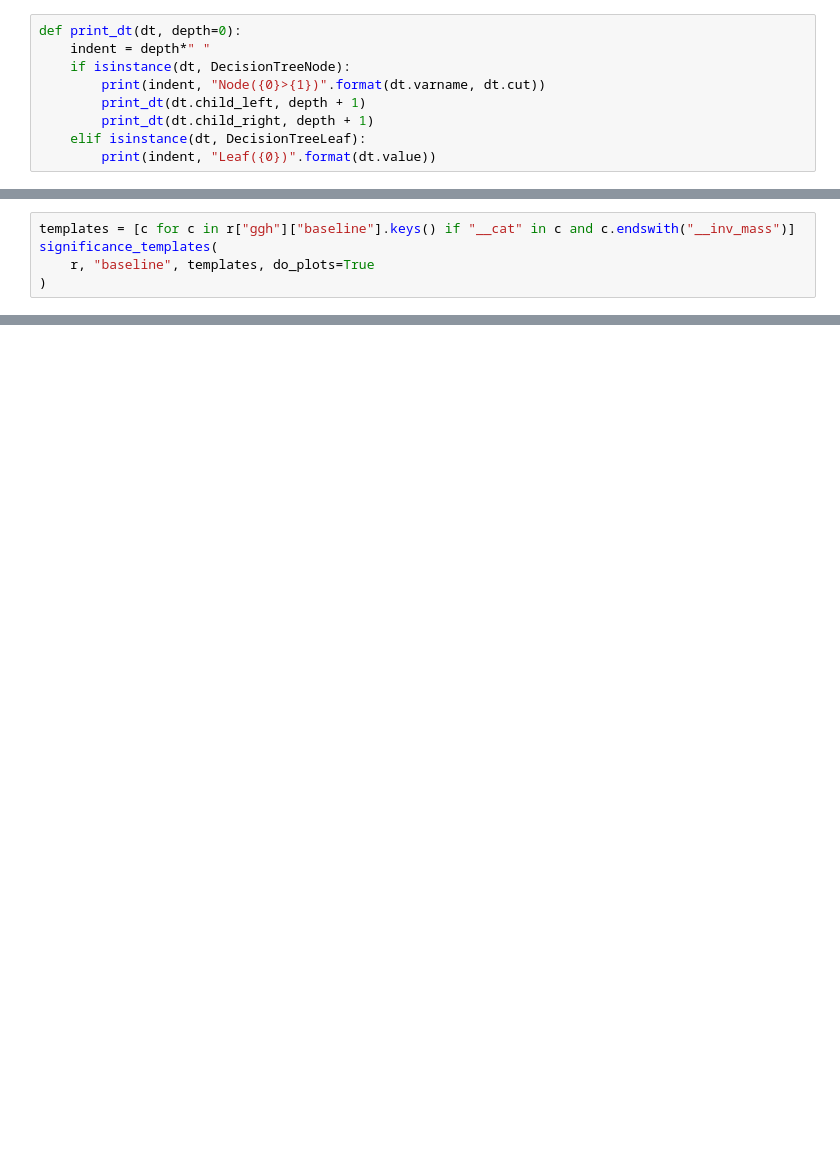
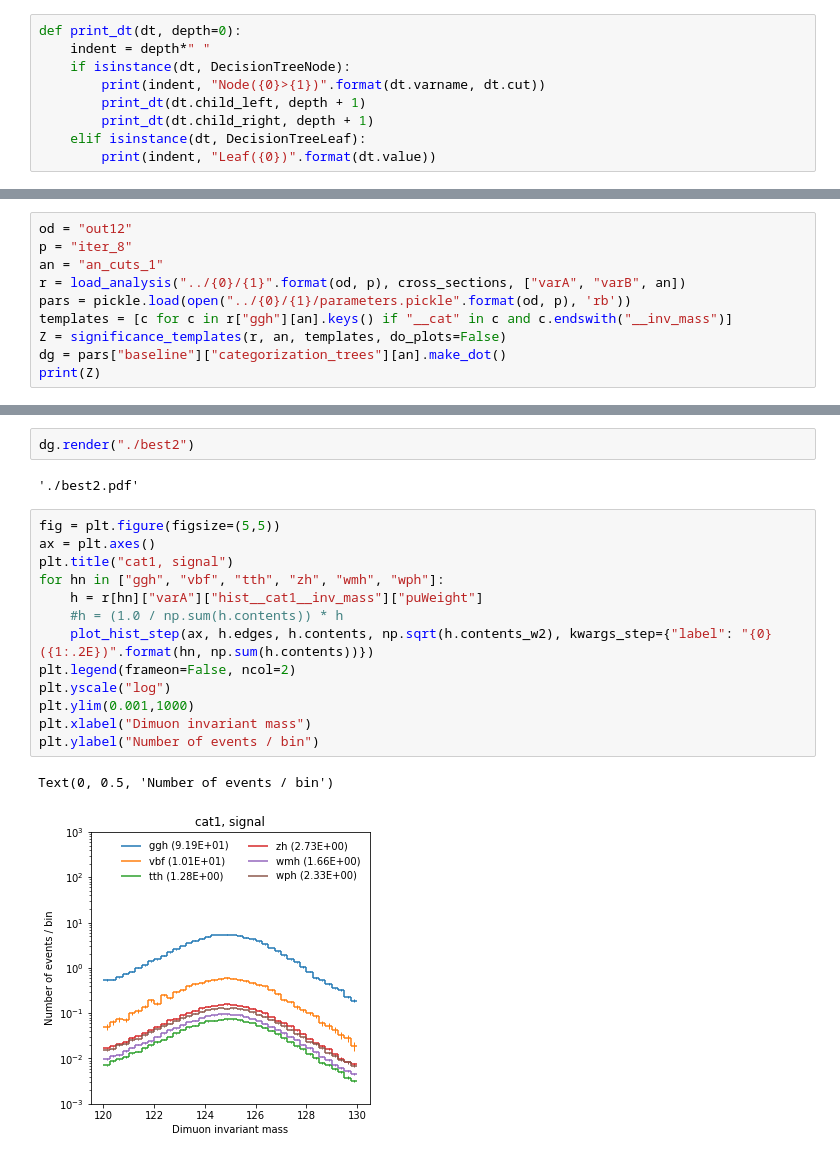
Before and after one commit to jpata/hepaccelerate-cms, a Jupyter notebook: notebook/limits.ipynb, the cells around one changed output, grey strips where cells are left out. Saved outputs shown, nothing was run; the diff lists cells and outputs as text; blank space fills up the shorter version.

```diff
--- a/notebook/limits.ipynb
+++ b/notebook/limits.ipynb
@@ -267,6 +71,11 @@ Text(0, 0.5, 'number of analyses')
 # %%
-templates = [c for c in r["ggh"]["baseline"].keys() if "__cat" in c and c.endswith("__inv_mass")]
-significance_templates(
-    r, "baseline", templates, do_plots=True
-)
+od = "out12"
+p = "iter_8"
+an = "an_cuts_1"
+r = load_analysis("../{0}/{1}".format(od, p), cross_sections, ["varA", "varB", an])
+pars = pickle.load(open("../{0}/{1}/parameters.pickle".format(od, p), 'rb'))
+templates = [c for c in r["ggh"][an].keys() if "__cat" in c and c.endswith("__inv_mass")]
+Z = significance_templates(r, an, templates, do_plots=False)
+dg = pars["baseline"]["categorization_trees"][an].make_dot()
+print(Z)
 # %% [output]
@@ -286,0 +83,20 @@ parameters["baseline"]["categorization_trees"]["previous_best"].make_dot()
+# %%
+dg.render("./best2")
+# %% [output]
+'./best2.pdf'
+# %%
+fig = plt.figure(figsize=(5,5))
+ax = plt.axes()
+plt.title("cat1, signal")
+for hn in ["ggh", "vbf", "tth", "zh", "wmh", "wph"]:
+    h = r[hn]["varA"]["hist__cat1__inv_mass"]["puWeight"]
+    #h = (1.0 / np.sum(h.contents)) * h
+    plot_hist_step(ax, h.edges, h.contents, np.sqrt(h.contents_w2), kwargs_step={"label": "{0} ({1:.2E})".format(hn, np.sum(h.contents))})
+plt.legend(frameon=False, ncol=2)
+plt.yscale("log")
+plt.ylim(0.001,1000)
+plt.xlabel("Dimuon invariant mass")
+plt.ylabel("Number of events / bin")
+# %% [output]
+Text(0, 0.5, 'Number of events / bin')
+[figure, added]
```
Also changed, not shown: parts of 33 cells of this notebook, 3 other files.
